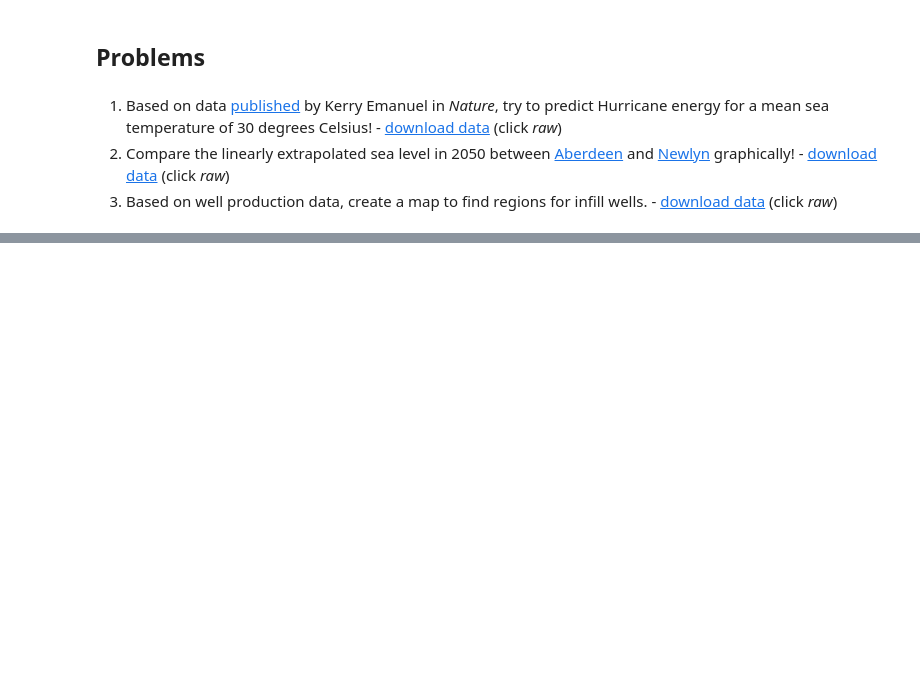
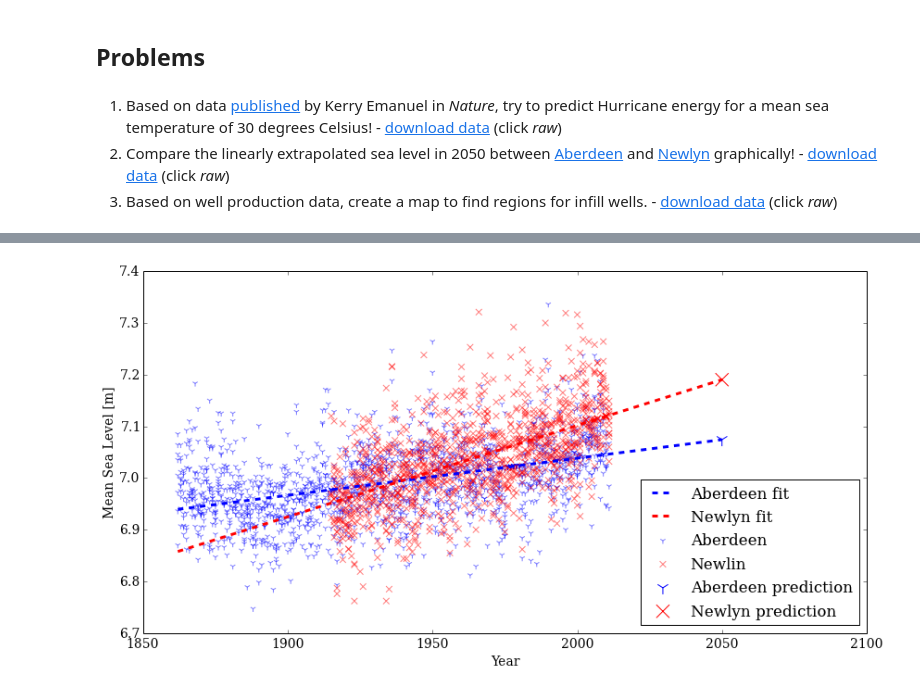
Before and after one commit to philippslang/nummet_I, a Jupyter notebook: Exercises.ipynb, the cells around one changed output, grey strips where cells are left out. Drawn from its saved outputs; the diff is of its cells as text; code cells hidden in the pictures; blank space fills up the shorter version.

```diff
--- a/Exercises.ipynb
+++ b/Exercises.ipynb
@@ -65,0 +99,39 @@ Lagrangian polynomial
+# %%
+# AD 2)
+
+# load data
+data_a = np.loadtxt('aberdeen_msl.txt', skiprows=1)
+msl_a = data_a[:,2]
+year_a = data_a[:,0]
+data_n = np.loadtxt('newlyn_msl.txt', skiprows=1)
+msl_n = data_n[:,2]
+year_n = data_n[:,0]
+
+# plot data
+plt.scatter(year_a, msl_a, marker='1', s=45, label='Aberdeen', alpha=0.5)
+plt.scatter(year_n, msl_n, marker='x', color='red', s=45, label='Newlin', alpha=0.5)
+plt.xlabel('Year')
+plt.ylabel('Mean Sea Level [m]')
+
+# function to be fitted
+def linear(x, a, b):
+    return a + b*x
+
+# get parameters for best fit
+po_a, pc_a = scop.curve_fit(linear, year_a, msl_a)
+po_n, pc_n = scop.curve_fit(linear, year_n, msl_n)
+
+# 2 points to evaluate fitted function at (x-values)
+year_pred = 2050
+x_fit = np.array([np.min(year_a), year_pred])
+
+# plot prediction
+plt.plot(x_fit, linear(x_fit, *po_a), lw=3, ls='--', label='Aberdeen fit')
+plt.scatter(year_pred, linear(year_pred, *po_a), marker='1', s=200, label='Aberdeen prediction')
+plt.plot(x_fit, linear(x_fit, *po_n), color='red', lw=3, ls='--', label='Newlyn fit')
+plt.scatter(year_pred, linear(year_pred, *po_n), marker='x', s=200, color='red', label='Newlyn prediction')
+
+plt.legend(loc=4, scatterpoints=1)
+plt.show()
+# %% [output]
+[figure, added]
```
Also changed, not shown: parts of 2 cells of this notebook.
